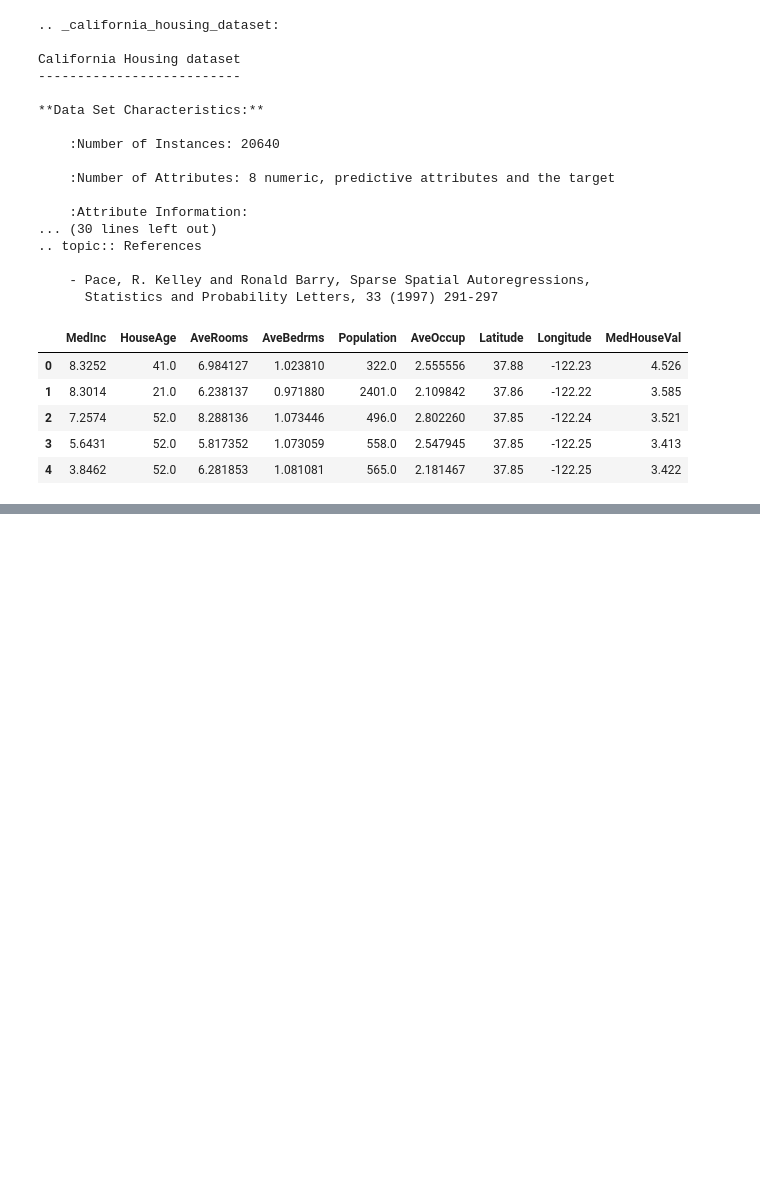
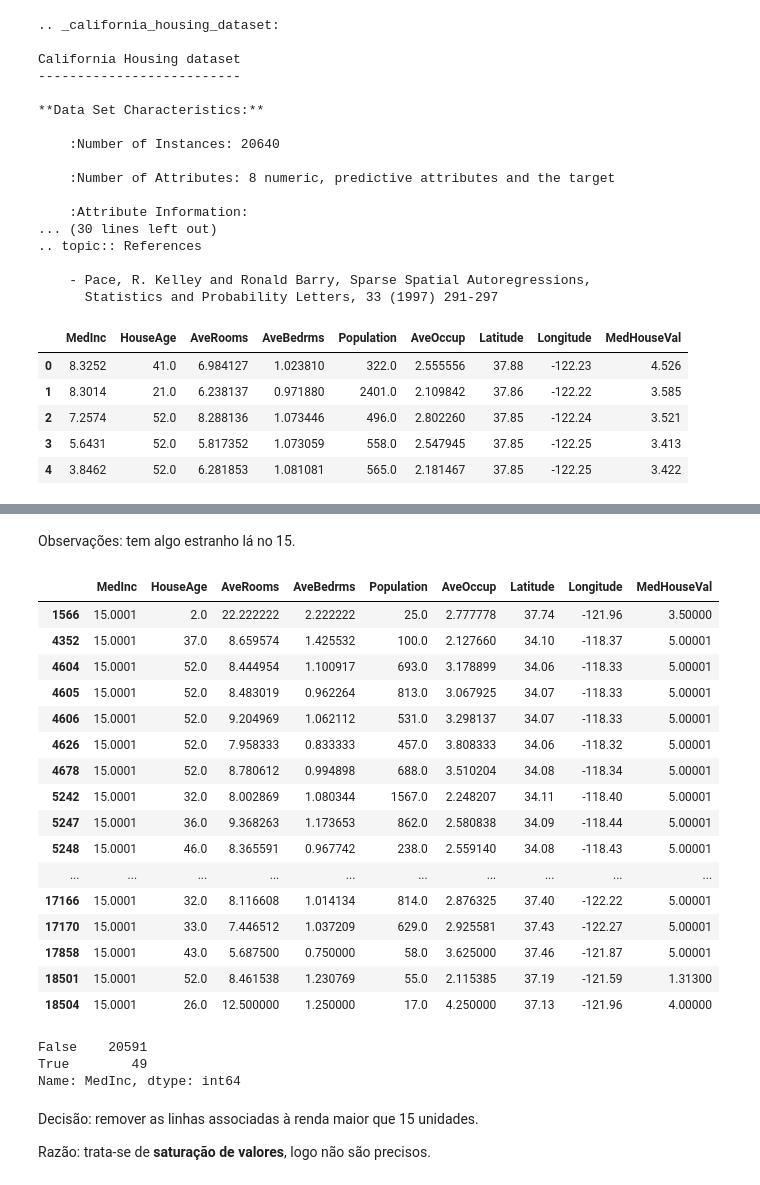
Before and after one commit to FabioAyresInsper/california, a Jupyter notebook: notebooks/california.ipynb, the cells around one changed output, grey strips where cells are left out. Cells and saved outputs as stored; diff of their text form; code cells hidden in the pictures; blank space fills up the shorter version.

```diff
--- a/notebooks/california.ipynb
+++ b/notebooks/california.ipynb
@@ -34,0 +116,33 @@ df.head()
+# %% [markdown]
+Observações: tem algo estranho lá no 15.
+# %%
+linhas_estranhas = df['MedInc'] > 15
+df[linhas_estranhas]
+# %% [output]
+|  | MedInc | HouseAge | AveRooms | AveBedrms | Population | AveOccup | Latitude | Longitude | MedHouseVal |
+| 1566 | 15.0001 | 2.0 | 22.222222 | 2.222222 | 25.0 | 2.777778 | 37.74 | -121.96 | 3.50000 |
+| 4352 | 15.0001 | 37.0 | 8.659574 | 1.425532 | 100.0 | 2.127660 | 34.10 | -118.37 | 5.00001 |
+| 4604 | 15.0001 | 52.0 | 8.444954 | 1.100917 | 693.0 | 3.178899 | 34.06 | -118.33 | 5.00001 |
+| 4605 | 15.0001 | 52.0 | 8.483019 | 0.962264 | 813.0 | 3.067925 | 34.07 | -118.33 | 5.00001 |
+| 4606 | 15.0001 | 52.0 | 9.204969 | 1.062112 | 531.0 | 3.298137 | 34.07 | -118.33 | 5.00001 |
+| 4626 | 15.0001 | 52.0 | 7.958333 | 0.833333 | 457.0 | 3.808333 | 34.06 | -118.32 | 5.00001 |
+| 4678 | 15.0001 | 52.0 | 8.780612 | 0.994898 | 688.0 | 3.510204 | 34.08 | -118.34 | 5.00001 |
+| 5242 | 15.0001 | 32.0 | 8.002869 | 1.080344 | 1567.0 | 2.248207 | 34.11 | -118.40 | 5.00001 |
+| 5247 | 15.0001 | 36.0 | 9.368263 | 1.173653 | 862.0 | 2.580838 | 34.09 | -118.44 | 5.00001 |
+| 5248 | 15.0001 | 46.0 | 8.365591 | 0.967742 | 238.0 | 2.559140 | 34.08 | -118.43 | 5.00001 |
+| ... | ... | ... | ... | ... | ... | ... | ... | ... | ... |
+| 17166 | 15.0001 | 32.0 | 8.116608 | 1.014134 | 814.0 | 2.876325 | 37.40 | -122.22 | 5.00001 |
+| 17170 | 15.0001 | 33.0 | 7.446512 | 1.037209 | 629.0 | 2.925581 | 37.43 | -122.27 | 5.00001 |
+| 17858 | 15.0001 | 43.0 | 5.687500 | 0.750000 | 58.0 | 3.625000 | 37.46 | -121.87 | 5.00001 |
+| 18501 | 15.0001 | 52.0 | 8.461538 | 1.230769 | 55.0 | 2.115385 | 37.19 | -121.59 | 1.31300 |
+| 18504 | 15.0001 | 26.0 | 12.500000 | 1.250000 | 17.0 | 4.250000 | 37.13 | -121.96 | 4.00000 |
+# %%
+linhas_estranhas.value_counts()
+# %% [output]
+False    20591
+True        49
+Name: MedInc, dtype: int64
+# %% [markdown]
+Decisão: remover as linhas associadas à renda maior que 15 unidades.
+
+Razão: trata-se de **saturação de valores**, logo não são precisos.
```
Also changed, not shown: parts of 8 cells of this notebook.
